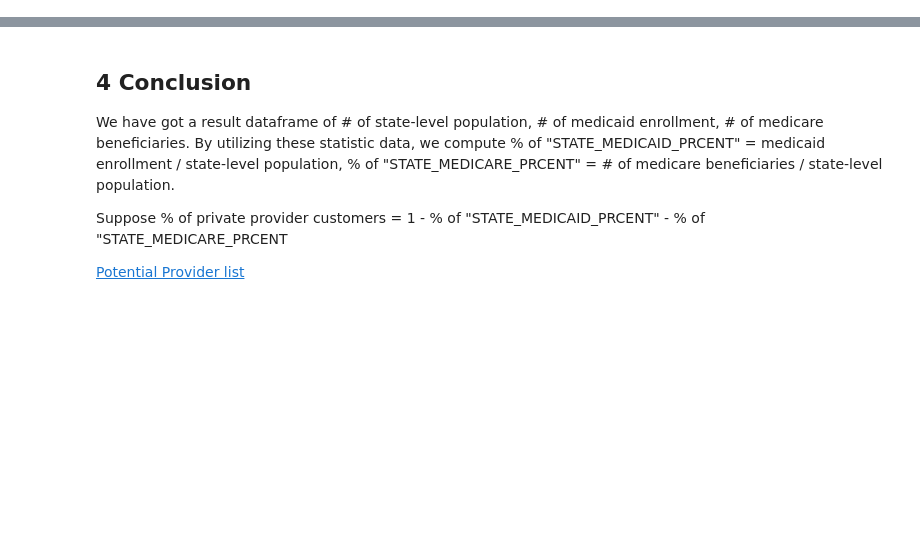
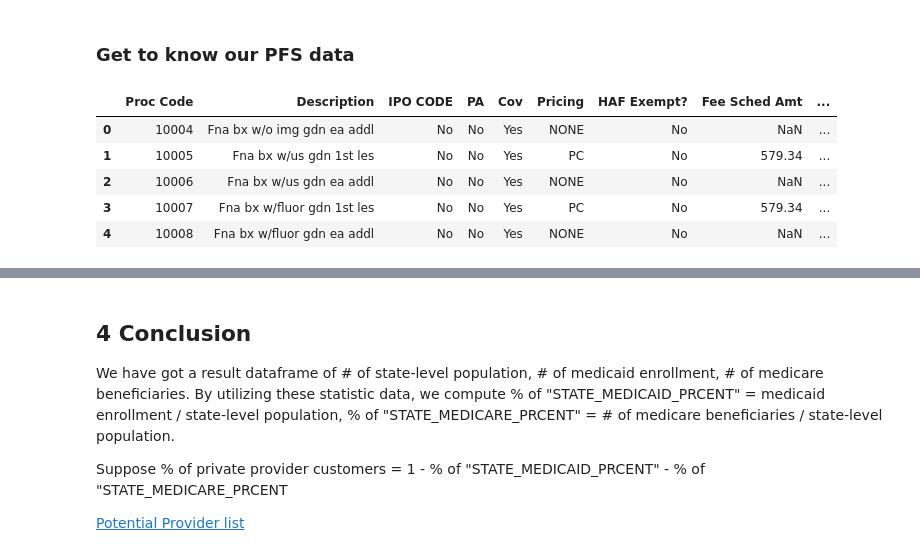
Before and after one commit to dev-hyang/data_analysis_medicaid, a Jupyter notebook: health_insurance_data_analysis.ipynb, the cells around one changed output, grey strips where cells are left out. Cells and saved outputs as stored; diff of their text form; code cells hidden in the pictures; blank space fills up the shorter version.

```diff
--- a/health_insurance_data_analysis.ipynb
+++ b/health_insurance_data_analysis.ipynb
@@ -303,0 +90,24 @@ It can be concluded from df_mdcare_2018
+# %%
+%%time
+# Population Data from U.S. Census Bureau
+df_pop_alldata_2018 = pd.read_csv("data/FY2018_pop_est_alldata.csv", usecols=[x for x in range(3,18)], index_col = None, encoding="ISO-8859-1")
+#*** State Medicare / Medicaid Enrollment ***#
+# Y2018 Medicaid Enrollment Data By State
+df_mdcaid_2018Bs = pd.read_csv("data/FY2018_Medicaid_enrollment_data_By_State.csv", encoding="ISO-8859-1")
+# Y2018 Medicare Enrollment Data By State and County
+df_mdcare_2018Bsc = pd.read_excel("data/FY2018_Medicare_By_State_County.xlsx", sheet_name="State_county 2018", header=1, index_col=None)
+#*** County Medicare / Medicaid Enrollment ***#
+#*** Medicaid physician fee schedule ***#
+# Connecticut #
+df_CT_mdcaid_ASCPFS_2018 = pd.read_csv("data/Connecticut/FY2018_CT_Medicaid_PFS_casc_24.csv", header=2, index_col=None)
+# Indiana #
+df_IN_mdcaid_OPFS_2018 = pd.read_excel("data/Indiana/FY2018_IN_Medicaid_Outpatient_Fee_Schedule.xlsx", sheet_name="Tab 3 - Fee Schedule", header=16, index_col=None, usecols=None)
+# New York #
+df_NY_mdcaid_MPFS_2018 = pd.read_excel("data/NewYork/FY2018_NY_Physician_Manual_Fee_Schedule_Sect5.xls", sheet_name="PHY SURG FS JAN 2020", header=2, index_col=None, usecols=None)
+#*** Medicare physician fee schedule ***#
+# Indiana #
+df_IN_mdcare_pfs_2018 = pd.read_csv("data/Indiana/FY2018_IN_Medicare_PFSExport.csv", header=0, index_col=None, usecols=[0, 2, 5])
+# Connecticut #
+df_CT_mdcare_pfs_2018 = pd.read_csv("data/Connecticut/FY2018_CT_Medicare_PFSExport.csv", header=0, index_col=None, usecols=[0, 2, 5])
+# New York #
+df_NY_mdcare_pfs_2018 = pd.read_csv("data/NewYork/FY2018_NY_medicare_PFSExport.csv", header=0, index_col=None, usecols=[0, 2, 5])
@@ -303,0 +347,12 @@ It can be concluded from df_mdcare_2018
+# %% [markdown]
+### Get to know our PFS data
+# %%
+# Indiana's Medicaid Physician Fee Schedule
+df_IN_mdcaid_OPFS_2018.head()
+# %% [output]
+|  | Proc Code | Description | IPO CODE | PA | Cov | Pricing | HAF Exempt? | Fee Sched Amt | ... |
+| 0 | 10004 | Fna bx w/o img gdn ea addl | No | No | Yes | NONE | No | NaN | ... |
+| 1 | 10005 | Fna bx w/us gdn 1st les | No | No | Yes | PC | No | 579.34 | ... |
+| 2 | 10006 | Fna bx w/us gdn ea addl | No | No | Yes | NONE | No | NaN | ... |
+| 3 | 10007 | Fna bx w/fluor gdn 1st les | No | No | Yes | PC | No | 579.34 | ... |
+| 4 | 10008 | Fna bx w/fluor gdn ea addl | No | No | Yes | NONE | No | NaN | ... |
```
Also changed, not shown: parts of 93 cells of this notebook, 2 other files.
